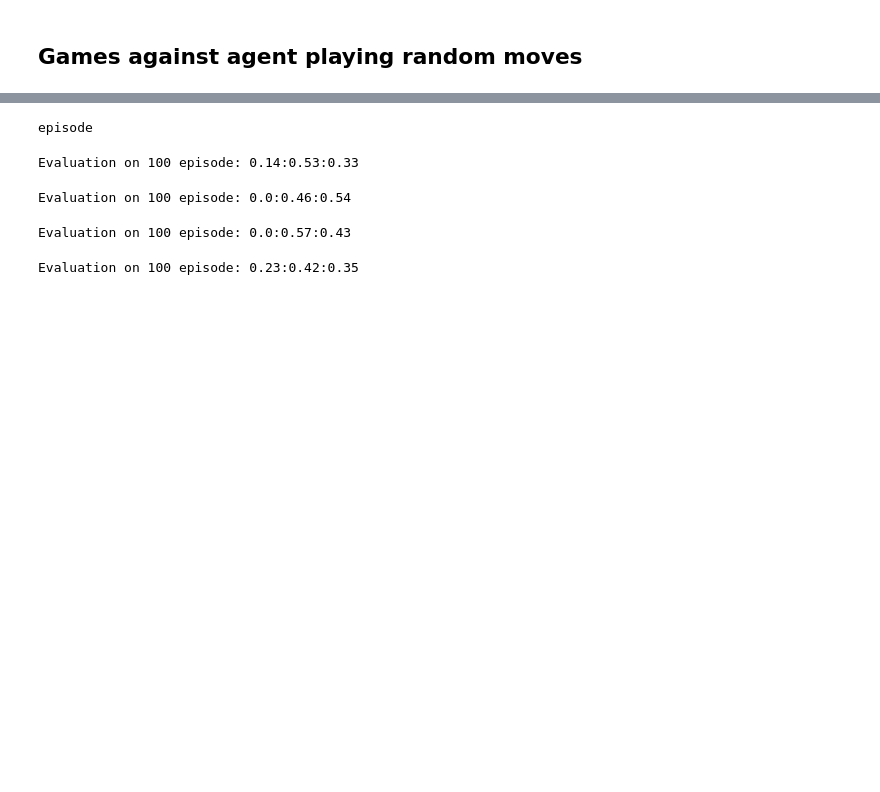
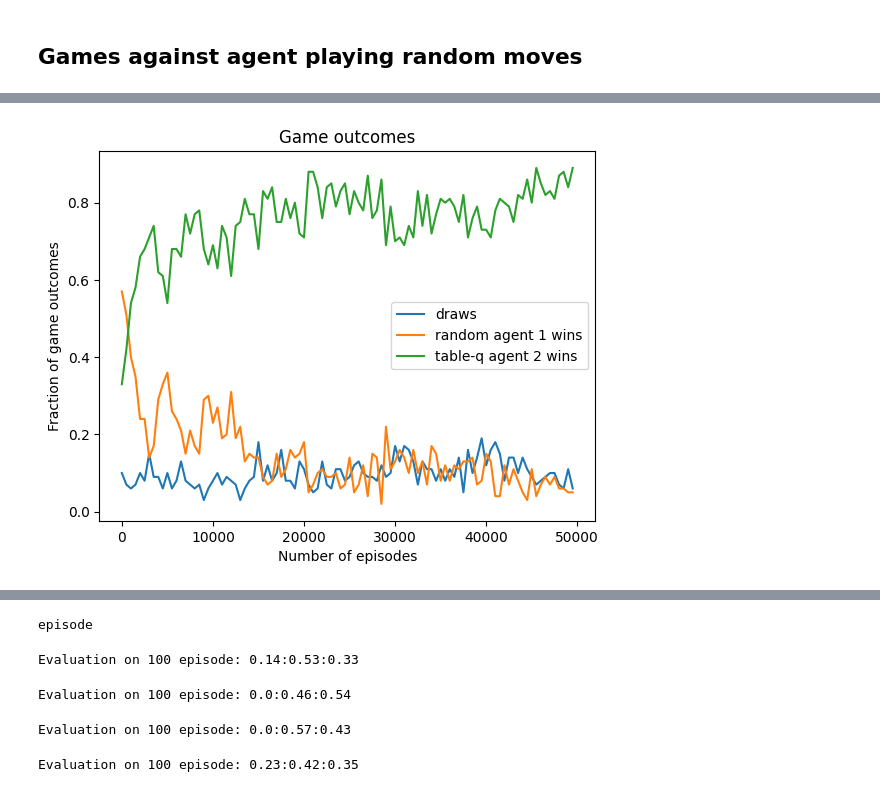
Before and after one commit to KunkelAlexander/tictactoe_rl, a Jupyter notebook: analysis.ipynb, the cells around one changed output, grey strips where cells are left out. Saved outputs shown, nothing was run; the diff lists cells and outputs as text; code cells hidden in the pictures; blank space fills up the shorter version.

```diff
--- a/analysis.ipynb
+++ b/analysis.ipynb
@@ -57,0 +66,10 @@ Evaluation on 1000 episode: 0.131:0.578:0.291
+# %%
+config = dict(base_config)
+config["agent_types"]   = ["RANDOM_AGENT", "TABULAR_Q_AGENT"]
+config["n_episode"]     = 50000
+config["eval_freq"]     = 500
+config["train_freq"]    = 500
+config["learning_rate"] = 0.9
+out_tabular = training_manager.run_training(config)
+# %% [output]
+[figure, added]
```
Also changed, not shown: parts of 57 cells of this notebook, 4 other files.
